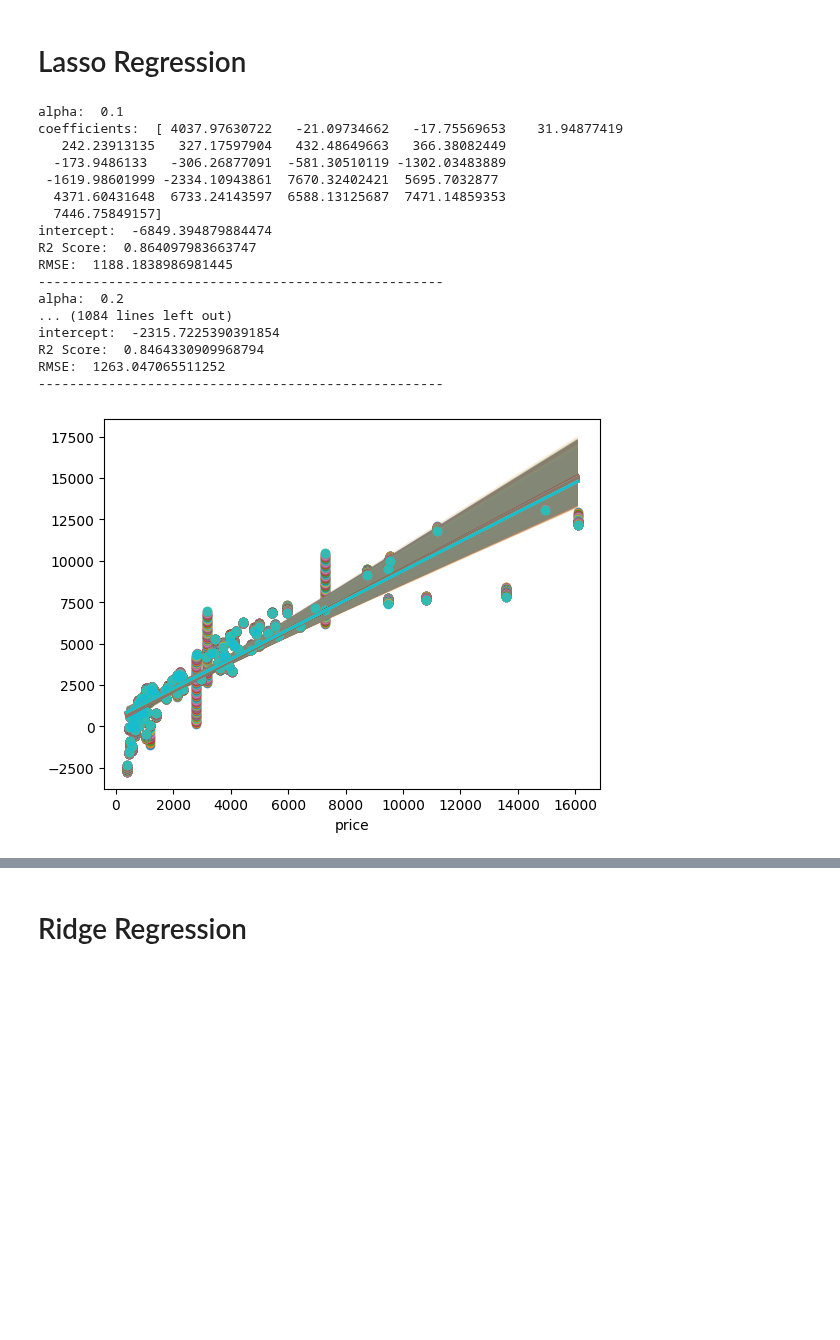
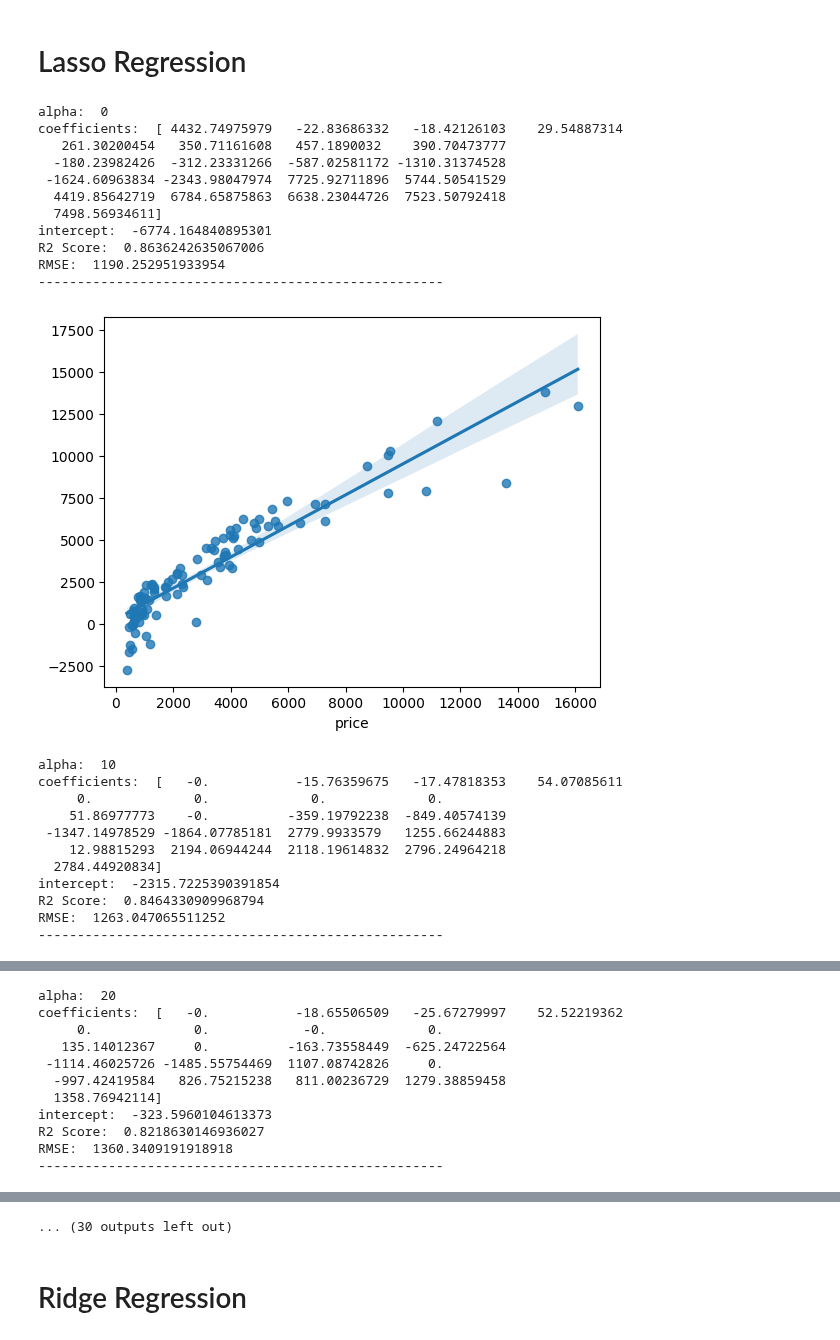
Before and after one commit to Harsh502s/ML-Assignments, a Jupyter notebook: ML-MF Pesentation/Presentation code.ipynb, the cells around one changed output, grey strips where cells are left out. Drawn from its saved outputs; the diff is of its cells as text; code cells hidden in the pictures; blank space fills up the shorter version.

```diff
--- a/ML-MF Pesentation/Presentation code.ipynb
+++ b/ML-MF Pesentation/Presentation code.ipynb
@@ -126,33 +126,39 @@ Linear Regression Intercept:  -8832.147252851688
 # %%
 # Apply Lasso Regression and print the coefficients and the intercept of the model
 r2_lasso = {}
-for aplha in np.linspace(0.1, 10, 100):
+for aplha in range(0,201,10):
     lasso = Lasso(alpha=aplha)
     lasso.fit(X_train, y_train)
     print("alpha: ", aplha)
     print("coefficients: ", lasso.coef_)
     print("intercept: ", lasso.intercept_)
     print("R2 Score: ", r2_score(y_test, lasso.predict(X_test)))
     r2_lasso[aplha] = r2_score(y_test, lasso.predict(X_test))
     print("RMSE: ", np.sqrt(mean_squared_error(y_test, lasso.predict(X_test))))
     print("----------------------------------------------------")
     sns.regplot(x=y_test, y=lasso.predict(X_test))
+    plt.show()
 # %% [output]
-alpha:  0.1
-coefficients:  [ 4037.97630722   -21.09734662   -17.75569653    31.94877419
-   242.23913135   327.17597904   432.48649663   366.38082449
-  -173.9486133   -306.26877091  -581.30510119 -1302.03483889
- -1619.98601999 -2334.10943861  7670.32402421  5695.7032877
-  4371.60431648  6733.24143597  6588.13125687  7471.14859353
-  7446.75849157]
-intercept:  -6849.394879884474
-R2 Score:  0.864097983663747
-RMSE:  1188.1838986981445
+alpha:  0
+coefficients:  [ 4432.74975979   -22.83686332   -18.42126103    29.54887314
+   261.30200454   350.71161608   457.1890032    390.70473777
+  -180.23982426  -312.23331266  -587.02581172 -1310.31374528
+ -1624.60963834 -2343.98047974  7725.92711896  5744.50541529
+  4419.85642719  6784.65875863  6638.23044726  7523.50792418
+  7498.56934611]
+intercept:  -6774.164840895301
+R2 Score:  0.8636242635067006
+RMSE:  1190.252951933954
 ----------------------------------------------------
-alpha:  0.2
-... (1084 lines left out)
-intercept:  -2315.7225390391854
-R2 Score:  0.8464330909968794
-RMSE:  1263.047065511252
-----------------------------------------------------
-[figure, old version]
+[figure, new version]
+alpha:  10
+coefficients:  [   -0.           -15.76359675   -17.47818353    54.07085611
+     0.             0.             0.             0.
+    51.86977773    -0.          -359.19792238  -849.40574139
+ -1347.14978529 -1864.07785181  2779.9933579   1255.66244883
+    12.98815293  2194.06944244  2118.19614832  2796.24964218
+  2784.44920834]
+intercept:  -2315.7225390391854
+R2 Score:  0.8464330909968794
+RMSE:  1263.047065511252
+----------------------------------------------------
@@ -158,0 +166,11 @@ RMSE:  1263.047065511252
+alpha:  20
+coefficients:  [   -0.           -18.65506509   -25.67279997    52.52219362
+     0.             0.            -0.             0.
+   135.14012367     0.          -163.73558449  -625.24722564
+ -1114.46025726 -1485.55754469  1107.08742826     0.
+  -997.42419584   826.75215238   811.00236729  1279.38859458
+  1358.76942114]
+intercept:  -323.5960104613373
+R2 Score:  0.8218630146936027
+RMSE:  1360.3409191918918
+----------------------------------------------------
@@ -159,3 +214,4 @@ RMSE:  1263.047065511252
+... (30 outputs left out)
 # %% [markdown]
 # Ridge Regression
 # %%
```
Also changed, not shown: parts of 9 cells of this notebook.
